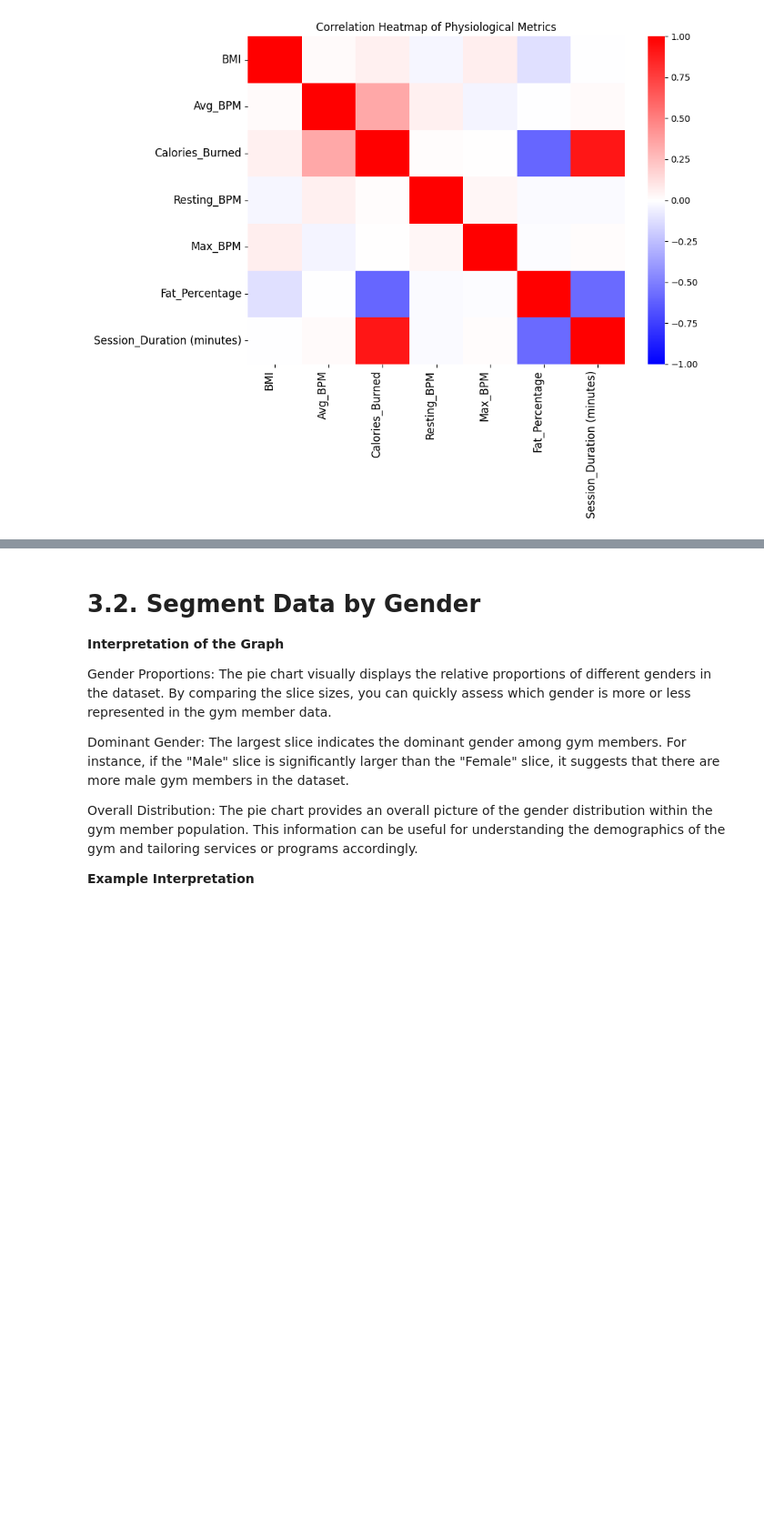
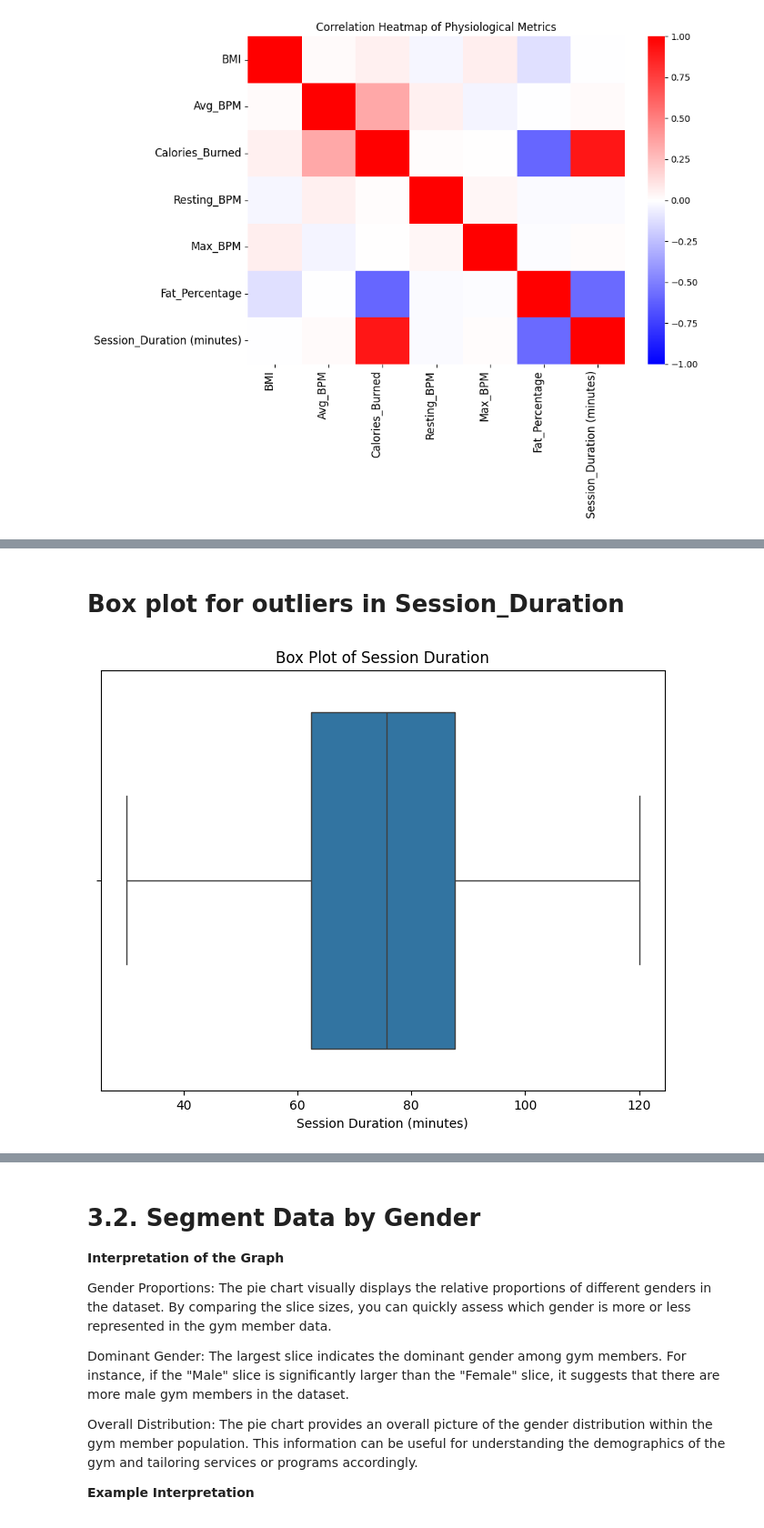
Before and after one commit to RokoSkugor/DA_project, a Jupyter notebook: DataAnalysis_Project.ipynb, the cells around one changed output, grey strips where cells are left out. Shown at 91% size. Saved outputs shown, nothing was run; the diff lists cells and outputs as text; code cells hidden in the pictures; blank space fills up the shorter version.

```diff
--- a/DataAnalysis_Project.ipynb
+++ b/DataAnalysis_Project.ipynb
@@ -372,0 +384,10 @@ plt.tight_layout()
+# %% [markdown]
+# Box plot for outliers in Session_Duration
+# %%
+plt.figure(figsize=(8, 6))
+sns.boxplot(x=gym_data['Session_Duration (minutes)'])
+plt.title('Box Plot of Session Duration')
+plt.xlabel('Session Duration (minutes)')
+plt.show()
+# %% [output]
+[figure, added]
```
Also changed, not shown: parts of 9 cells of this notebook, 8 other files.
